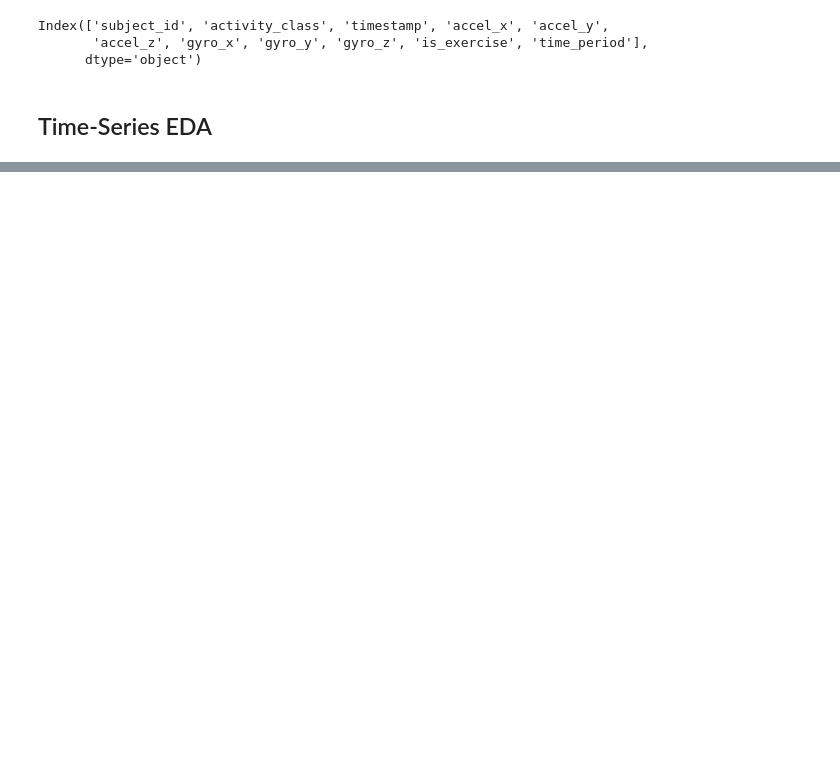
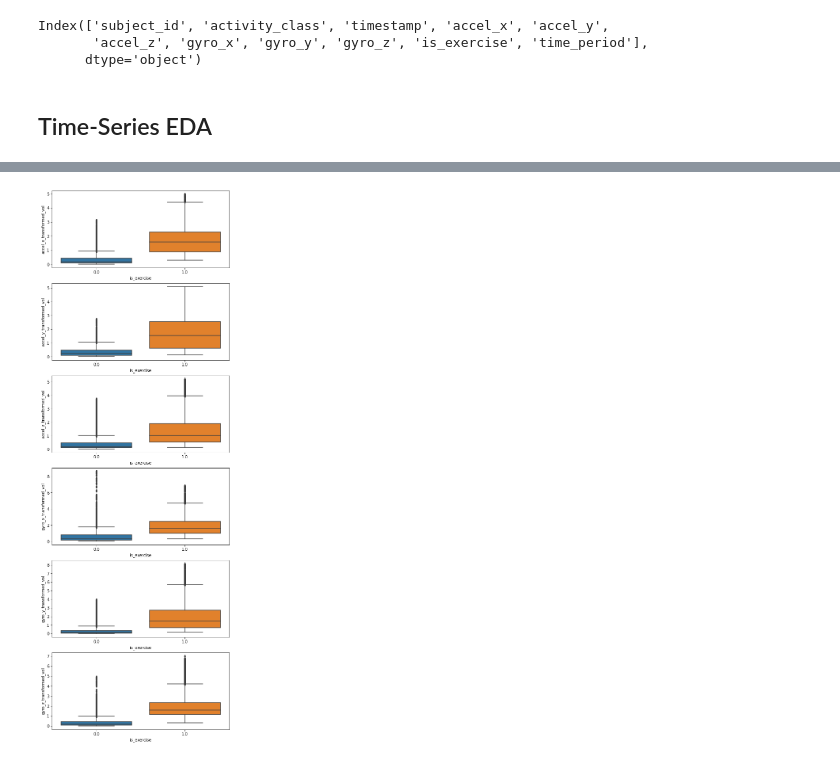
Before and after one commit to horacefung/Main_Projects, a Jupyter notebook: Smart_Watch_Motion_Detection/notebooks/exploratory_data_analysis.ipynb, the cells around one changed output, grey strips where cells are left out. Saved outputs shown, nothing was run; the diff lists cells and outputs as text; code cells hidden in the pictures; blank space fills up the shorter version.

```diff
--- a/Smart_Watch_Motion_Detection/notebooks/exploratory_data_analysis.ipynb
+++ b/Smart_Watch_Motion_Detection/notebooks/exploratory_data_analysis.ipynb
@@ -155,0 +227,8 @@ pacf_plots(data, x_variables=x_variables, y_variable='is_exercise',
+# %%
+# Awesome, we get clean separation with volatility
+x_variables = ['accel_x_transformed_vol', 'accel_y_transformed_vol', 'accel_z_transformed_vol',
+               'gyro_x_transformed_vol', 'gyro_y_transformed_vol', 'gyro_z_transformed_vol']
+boxplot_plots(data2, x_variables=x_variables, y_variable='is_exercise',
+              subject_id=subject_ids[0], figsize = (8, 25))
+# %% [output]
+[figure, added]
```
Also changed, not shown: parts of 11 cells of this notebook.
